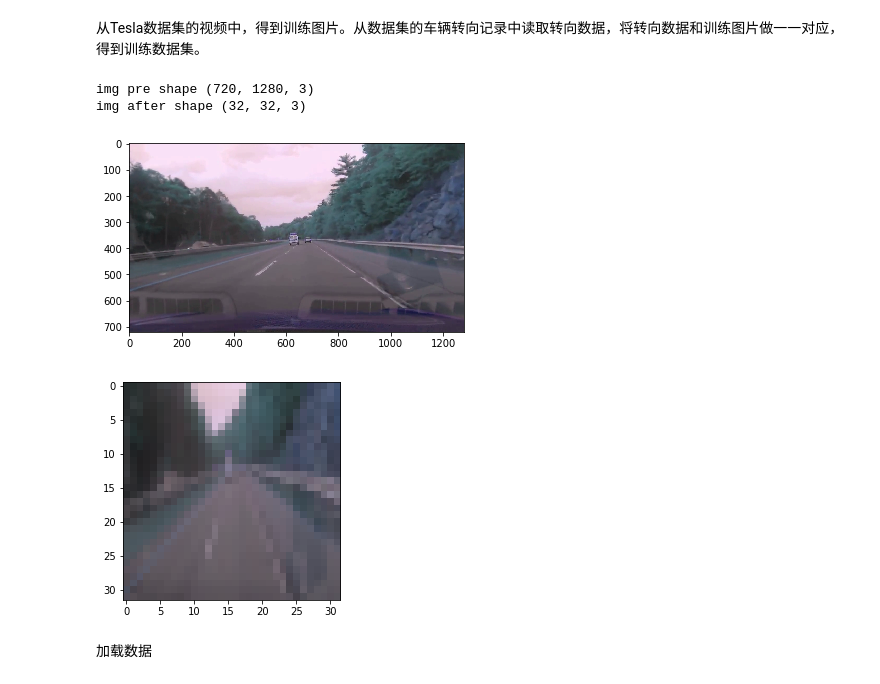
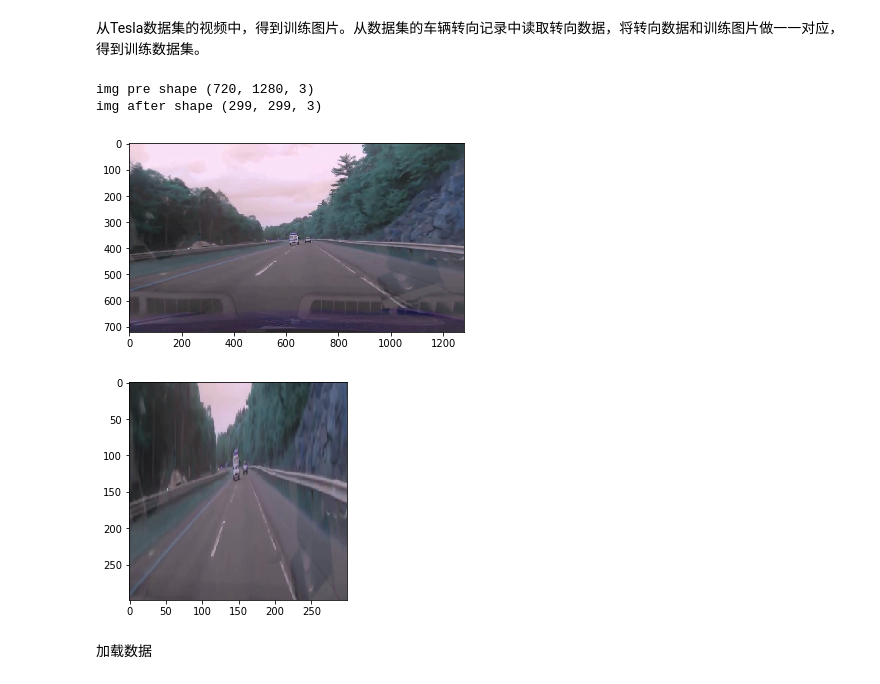
Before and after one commit to rosaann/uda, a Jupyter notebook: deep_tesla/deep_tesla.ipynb, the cells around one changed output. Drawn from its saved outputs; the diff is of its cells as text; code cells hidden in the pictures.

```diff
--- a/deep_tesla/deep_tesla.ipynb
+++ b/deep_tesla/deep_tesla.ipynb
@@ -59,13 +61,13 @@ def loadVideoAndResize(resize_w, resize_h):
      #   val_add = 'epoch{:0>2}_{}_{}_preprocess_val.p'.format(epoch_id, resize_w,resize_h)
         pickle.dump((img_list, steer_list), open(train_add, 'wb'))
      #   pickle.dump((img_list_val, steer_list_val), open(val_add, 'wb'))
-# %%
-loadVideoAndResize(32, 32)
-# %% [output]
-img pre shape (720, 1280, 3)
-img after shape (32, 32, 3)
-[figure, removed]
-[figure, removed]
+# %%
+loadVideoAndResize(299, 299)
+# %% [output]
+img pre shape (720, 1280, 3)
+img after shape (299, 299, 3)
+[figure, added]
+[figure, added]
 # %% [markdown]
 加载数据
 # %%
```
Also changed, not shown: parts of 7 cells of this notebook.
